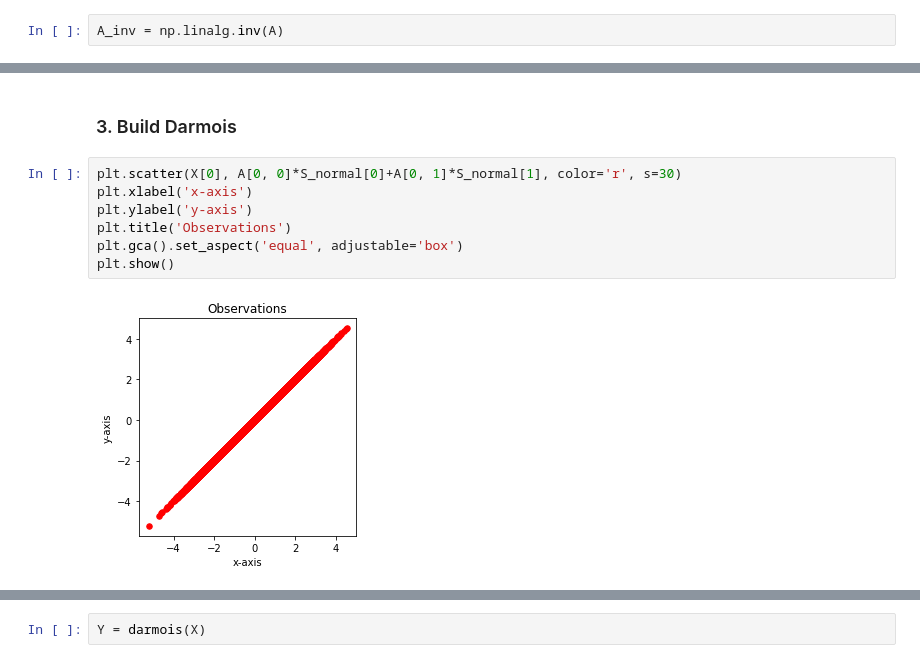
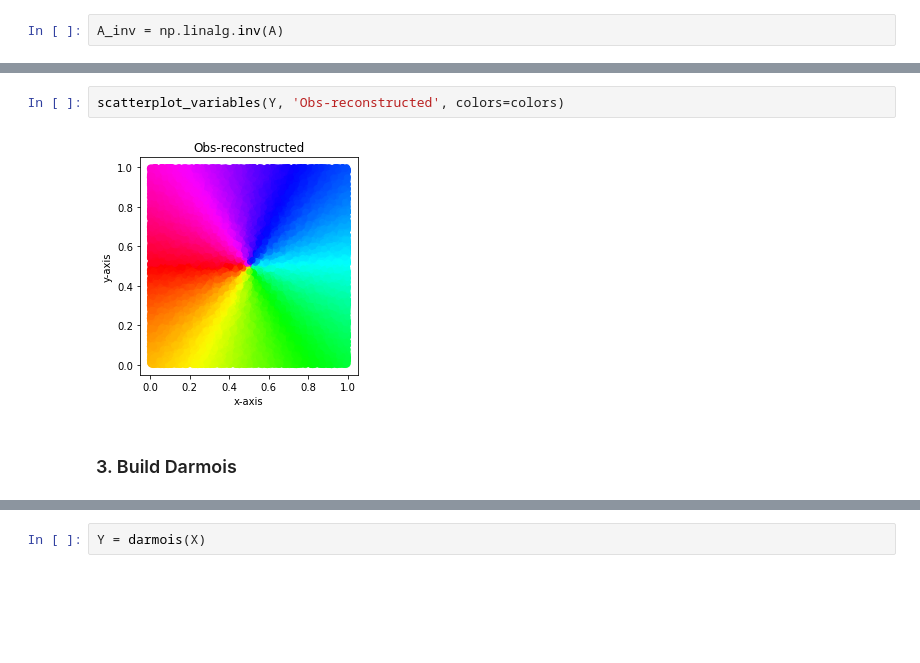
Before and after one commit to lgresele/independent-mechanism-analysis, a Jupyter notebook: 3_closed_form_darmois.ipynb, the cells around one changed output, grey strips where cells are left out. Saved outputs shown, nothing was run; the diff lists cells and outputs as text; blank space fills up the shorter version.

```diff
--- a/3_closed_form_darmois.ipynb
+++ b/3_closed_form_darmois.ipynb
@@ -127,11 +85,6 @@ plt.show()
+# %%
+scatterplot_variables(Y, 'Obs-reconstructed', colors=colors)
+# %% [output]
+[figure, added]
 # %% [markdown]
 ### 3. Build Darmois
-# %%
-plt.scatter(X[0], A[0, 0]*S_normal[0]+A[0, 1]*S_normal[1], color='r', s=30)
-plt.xlabel('x-axis')
-plt.ylabel('y-axis')
-plt.title('Observations')
-plt.gca().set_aspect('equal', adjustable='box')
-plt.show()
-# %% [output]
-[figure, removed]
```
Also changed, not shown: parts of 89 cells of this notebook, 3 other files.
